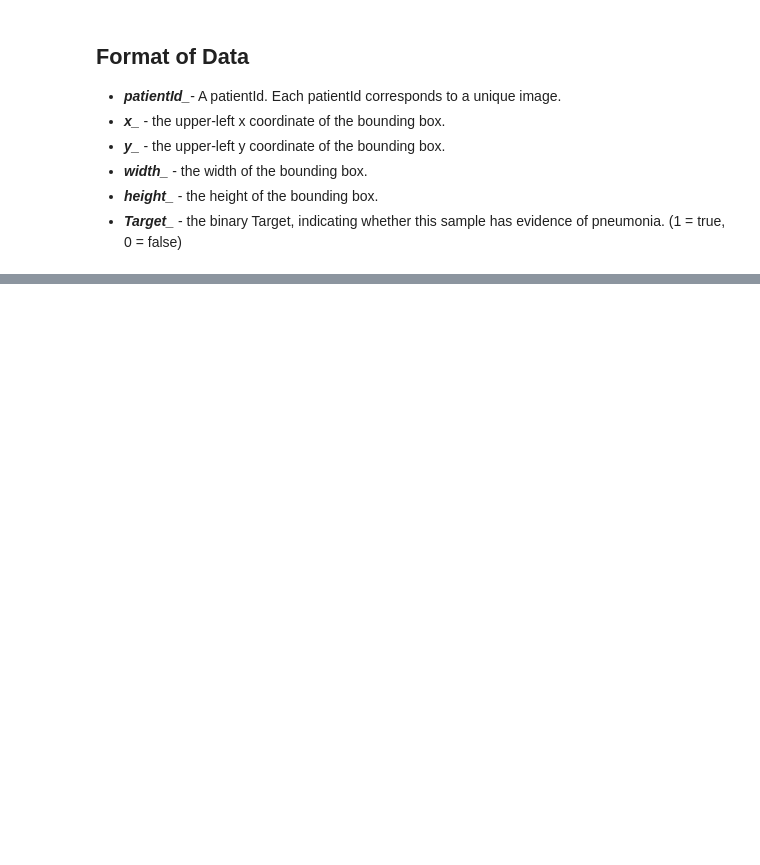
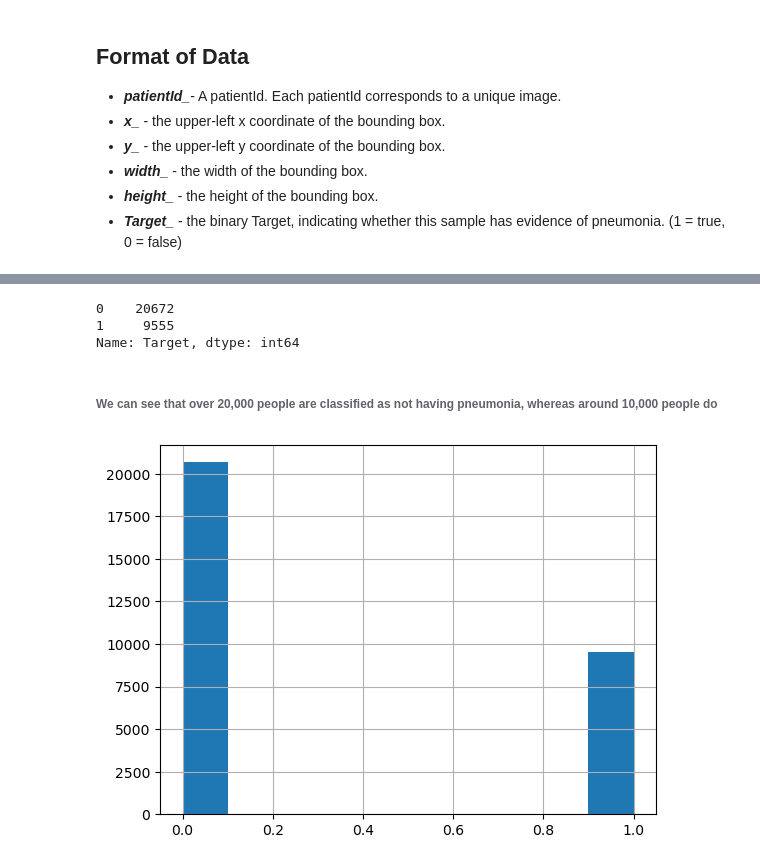
Before and after one commit to BozinovskiDaniel/Pneumonia-Image-Classifier, a Jupyter notebook: EDA_Pneuomonia.ipynb, the cells around one changed output, grey strips where cells are left out. Drawn from its saved outputs; the diff is of its cells as text; code cells hidden in the pictures; blank space fills up the shorter version.

Commit message:
Looking at the classifying box numbers and the classInfo/labels

```diff
--- a/EDA_Pneuomonia.ipynb
+++ b/EDA_Pneuomonia.ipynb
@@ -24,0 +50,6 @@
+# %%
+pathLabels = "/Users/Bozinovski/Desktop/UNSW/21t2/COMP9417/Project/Data/stage_2_train_labels.csv"
+classInfo = "/Users/Bozinovski/Desktop/UNSW/21t2/COMP9417/Project/Data/stage_2_detailed_class_info.csv"
+
+labels = pd.read_csv(pathLabels)
+classInfo = pd.read_csv(classInfo)
@@ -24,0 +58,5 @@
+# %%
+merged = pd.merge(left = classInfo, right = labels, how = 'left', on = 'patientId') # Merge
+merged = merged.drop_duplicates() # Remove duplicates
+
+merged.head()
@@ -24,0 +82,13 @@
+# %%
+merged['Target'].value_counts()
+# %% [output]
+0    20672
+1     9555
+Name: Target, dtype: int64
+# %% [markdown]
+###### We can see that over 20,000 people are classified as not having pneumonia, whereas around 10,000 people do
+# %%
+# See how many people with pneumonia vs non-pneumonia
+merged['Target'].hist();
+# %% [output]
+[figure, added]
```
Also changed, not shown: parts of 12 cells of this notebook.
